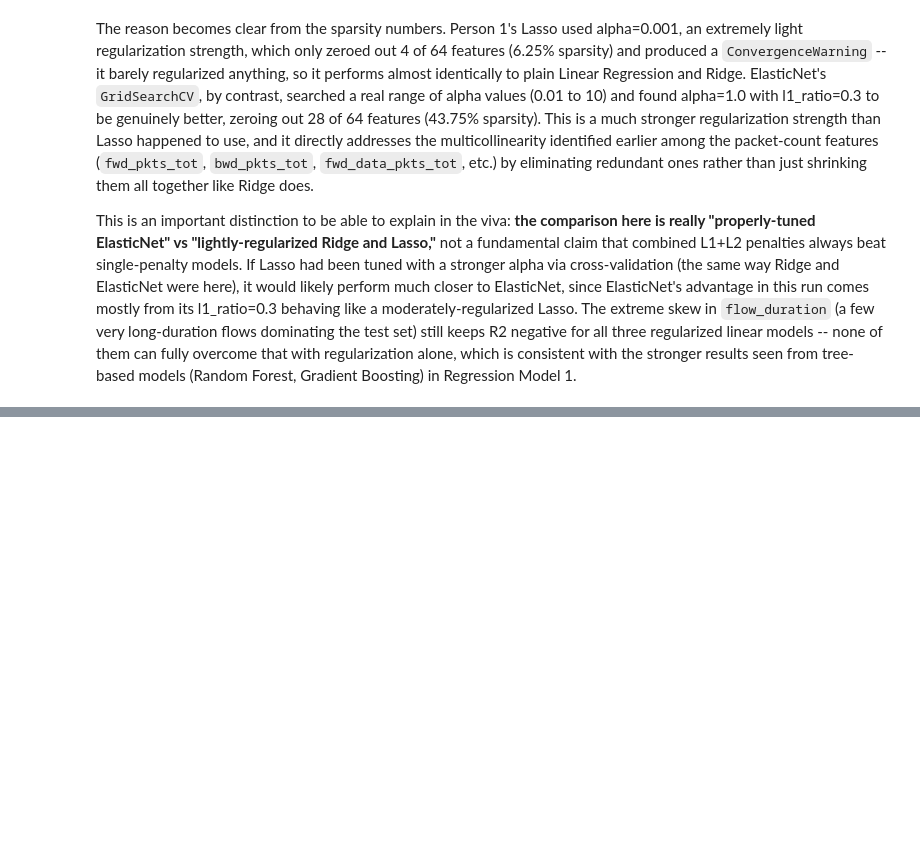
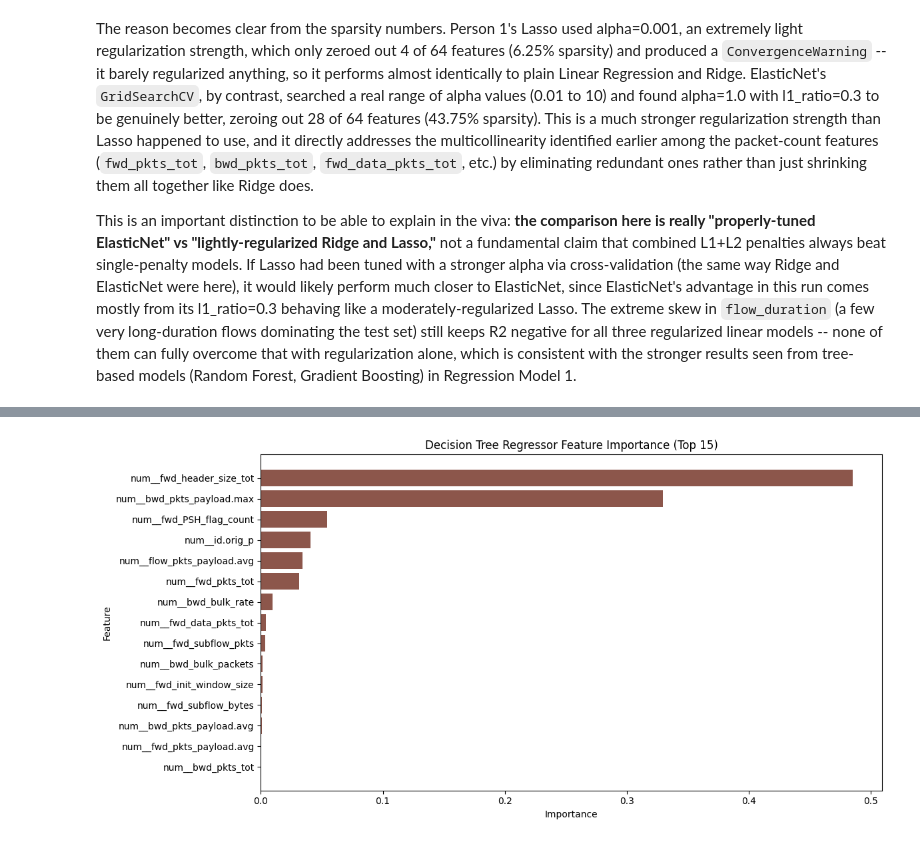
Before and after one commit to likhith1253/ML_Capstone, a Jupyter notebook: regression/regression_2.ipynb, the cells around one changed output, grey strips where cells are left out. Cells and saved outputs as stored; diff of their text form; code cells hidden in the pictures; blank space fills up the shorter version.

```diff
--- a/regression/regression_2.ipynb
+++ b/regression/regression_2.ipynb
@@ -621,0 +693,13 @@ This is an important distinction to be able to explain in the viva: **the compar
+# %%
+# Evaluate the best Decision Tree model on the held-out test set
+best_dt_pipeline = grid_search_dt.best_estimator_
+y_pred_dt = best_dt_pipeline.predict(X_test)
+
+r2_dt = r2_score(y_test, y_pred_dt)
+rmse_dt = np.sqrt(mean_squared_error(y_test, y_pred_dt))
+mae_dt = mean_absolute_error(y_test, y_pred_dt)
+
+print(f"Decision Tree Regressor Results (best max_depth={best_max_depth}):")
+print(f"R²: {r2_dt:.4f}")
+print(f"RMSE: {rmse_dt:.4f}")
+print(f"MAE: {mae_dt:.4f}")
@@ -621,0 +732,12 @@ This is an important distinction to be able to explain in the viva: **the compar
+# %%
+# Get feature names and importances from the Decision Tree pipeline
+dt_feature_names = best_dt_pipeline.named_steps['preprocessor'].get_feature_names_out()
+dt_importances = best_dt_pipeline.named_steps['regressor'].feature_importances_
+
+dt_importance_df = pd.DataFrame({
+    'feature': dt_feature_names,
+    'importance': dt_importances
+}).sort_values('importance', ascending=False)
+
+print("Top 15 features by Decision Tree importance:")
+print(dt_importance_df.head(15))
@@ -621,0 +762,12 @@ This is an important distinction to be able to explain in the viva: **the compar
+# %%
+# Plot feature importance
+plt.figure(figsize=(12, 6))
+top_dt_features = dt_importance_df.head(15).sort_values('importance')
+plt.barh(top_dt_features['feature'], top_dt_features['importance'], color='tab:brown')
+plt.xlabel('Importance')
+plt.ylabel('Feature')
+plt.title('Decision Tree Regressor Feature Importance (Top 15)')
+plt.tight_layout()
+plt.show()
+# %% [output]
+[figure, added]
```
Also changed, not shown: parts of 9 cells of this notebook.
